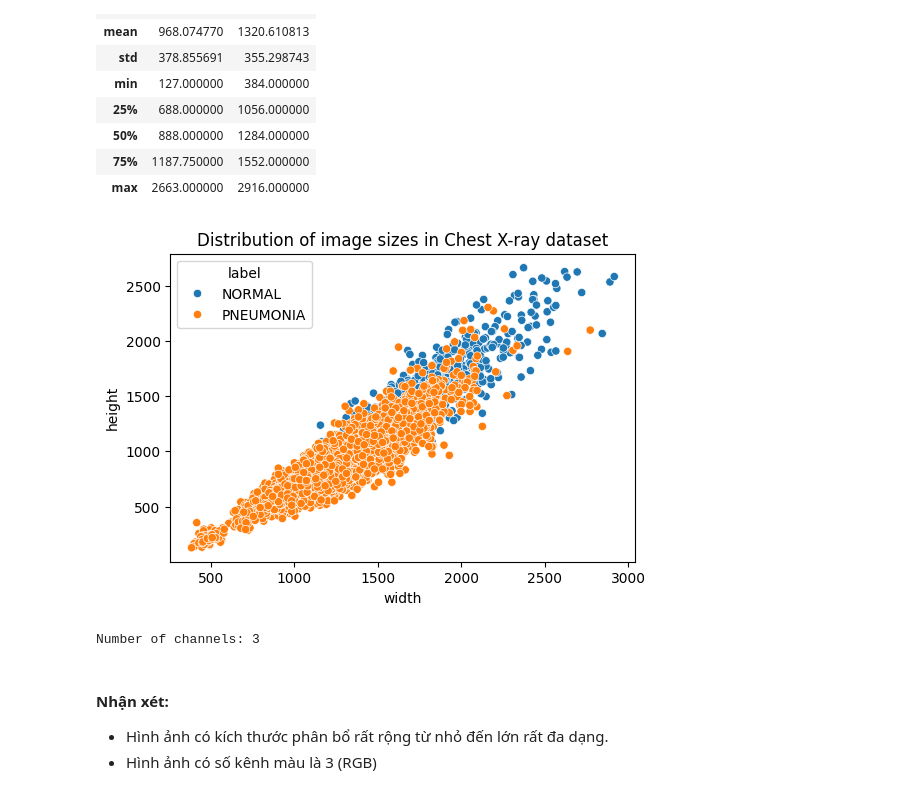
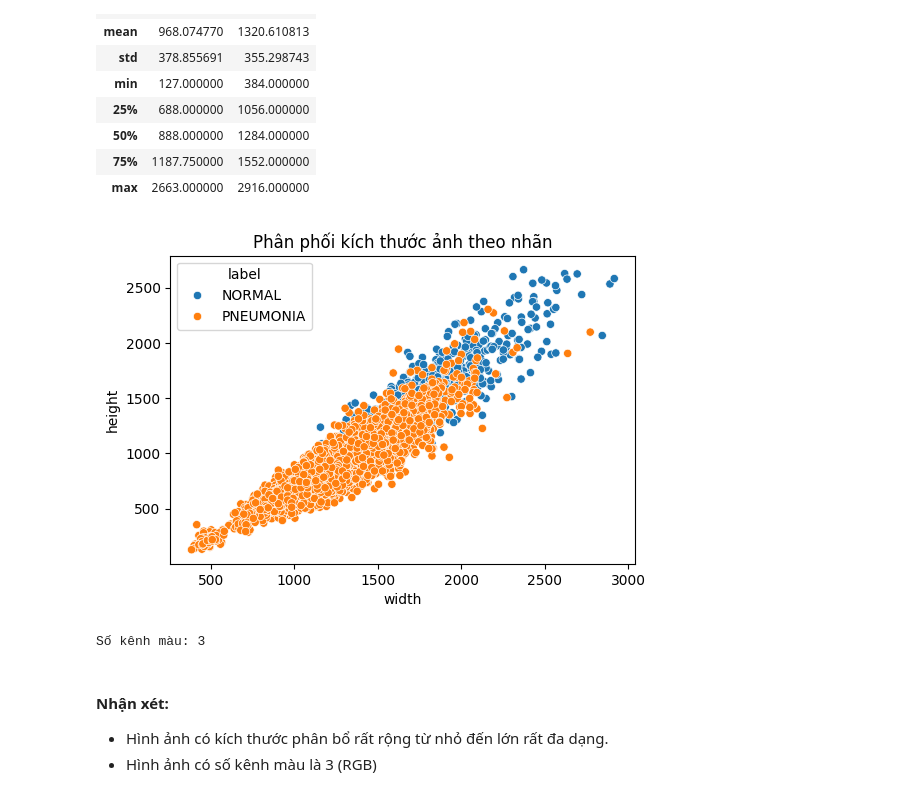
Before and after one commit to AnhTtis/Preprocessing_Methods, a Jupyter notebook: notebooks/01_image_preprocessing.ipynb, the cells around one changed output. Drawn from its saved outputs; the diff is of its cells as text; code cells hidden in the pictures.

Commit message:
fix tieng viet 01_image_preprocessing

```diff
--- a/notebooks/01_image_preprocessing.ipynb
+++ b/notebooks/01_image_preprocessing.ipynb
@@ -168,20 +157,20 @@ df_sizes.describe()
 # %%
 plt.figure(figsize=(6,4))
 sns.scatterplot(data=df_sizes, x="width", y="height", hue="label")
-plt.title("Distribution of image sizes in Chest X-ray dataset")
+plt.title("Phân phối kích thước ảnh theo nhãn")
 plt.show()
 # %% [output]
-[figure, old version]
+[figure, new version]
 # %%
 path = "../data/images/train/NORMAL/NORMAL2-IM-0383-0001.jpeg"
 def find_number_of_channels(path):
     img = cv2.imread(path)
     channels = img.shape[2] if len(img.shape) == 3 else 1
-    print(f"Number of channels: {channels}")
+    print(f"Số kênh màu: {channels}")
 
 find_number_of_channels(path)
 # %% [output]
-Number of channels: 3
+Số kênh màu: 3
 # %% [markdown]
 #### Nhận xét:
 - Hình ảnh có kích thước phân bổ rất rộng từ nhỏ đến lớn rất đa dạng.
```
Also changed, not shown: parts of 15 cells of this notebook, 1 other file.
